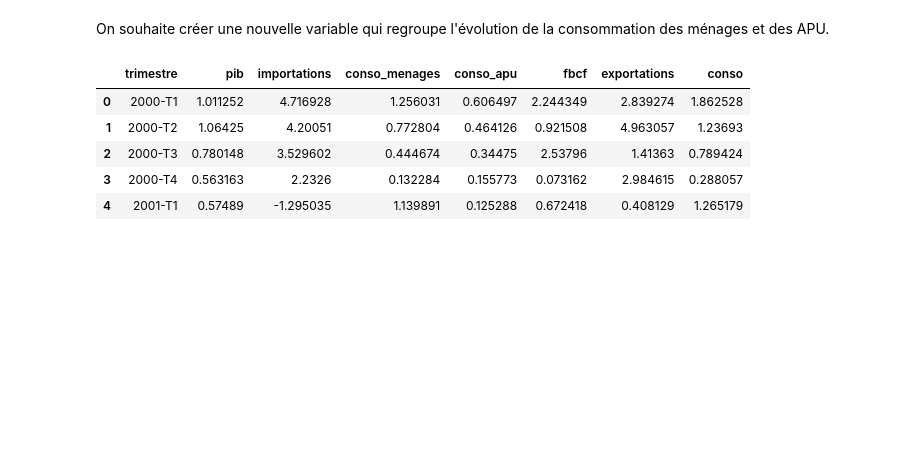
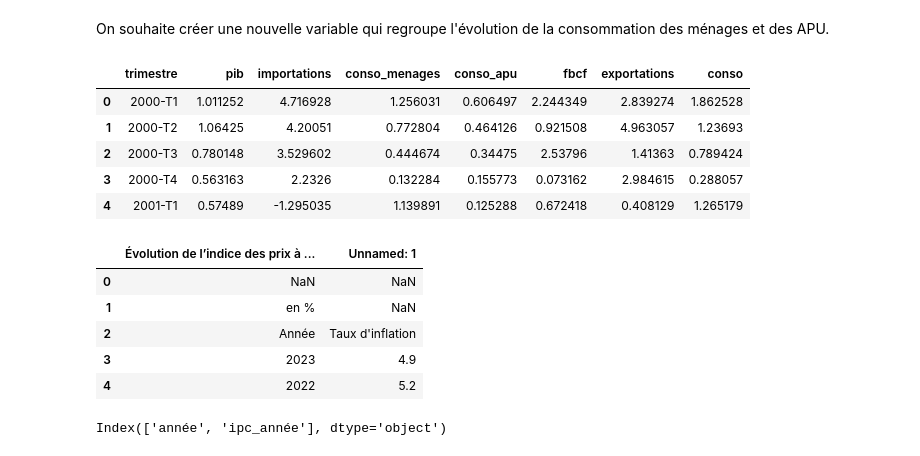
Before and after one commit to amreily/Projet-python-2A, a Jupyter notebook: Notebook_pythondata.ipynb, the cells around one changed output. Drawn from its saved outputs; the diff is of its cells as text; code cells hidden in the pictures; blank space fills up the shorter version.

```diff
--- a/Notebook_pythondata.ipynb
+++ b/Notebook_pythondata.ipynb
@@ -240,3 +240,12 @@ ev_pib_clean.head()
 | 2 | 2000-T3 | 0.780148 | 3.529602 | 0.444674 | 0.34475 | 2.53796 | 1.41363 | 0.789424 |
 | 3 | 2000-T4 | 0.563163 | 2.2326 | 0.132284 | 0.155773 | 0.073162 | 2.984615 | 0.288057 |
 | 4 | 2001-T1 | 0.57489 | -1.295035 | 1.139891 | 0.125288 | 0.672418 | 0.408129 | 1.265179 |
+# %%
+ipc.head()
+# %% [output]
+|  | Évolution de l’indice des prix à ... | Unnamed: 1 |
+| 0 | NaN | NaN |
+| 1 | en % | NaN |
+| 2 | Année | Taux d'inflation |
+| 3 | 2023 | 4.9 |
+| 4 | 2022 | 5.2 |
@@ -242,0 +256,4 @@ ev_pib_clean.head()
+# %%
+print(ipc.columns)
+# %% [output]
+Index(['année', 'ipc_année'], dtype='object')
```
Also changed, not shown: parts of 5 cells of this notebook.
